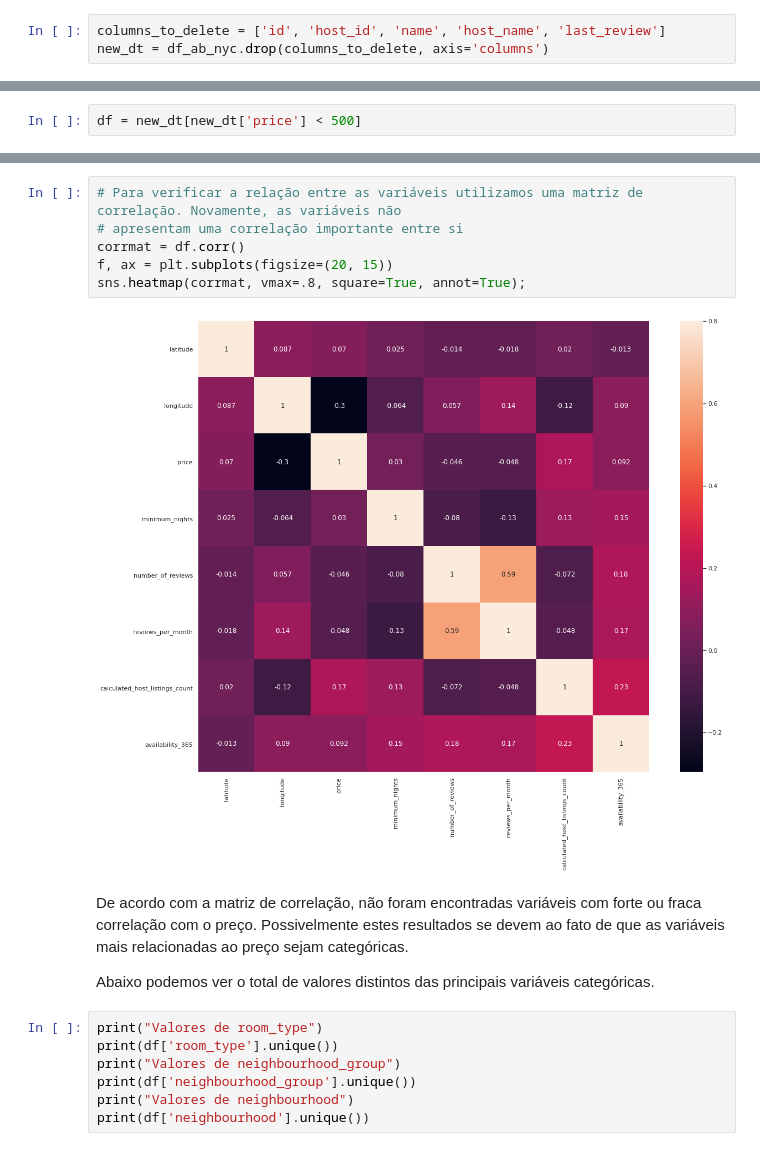
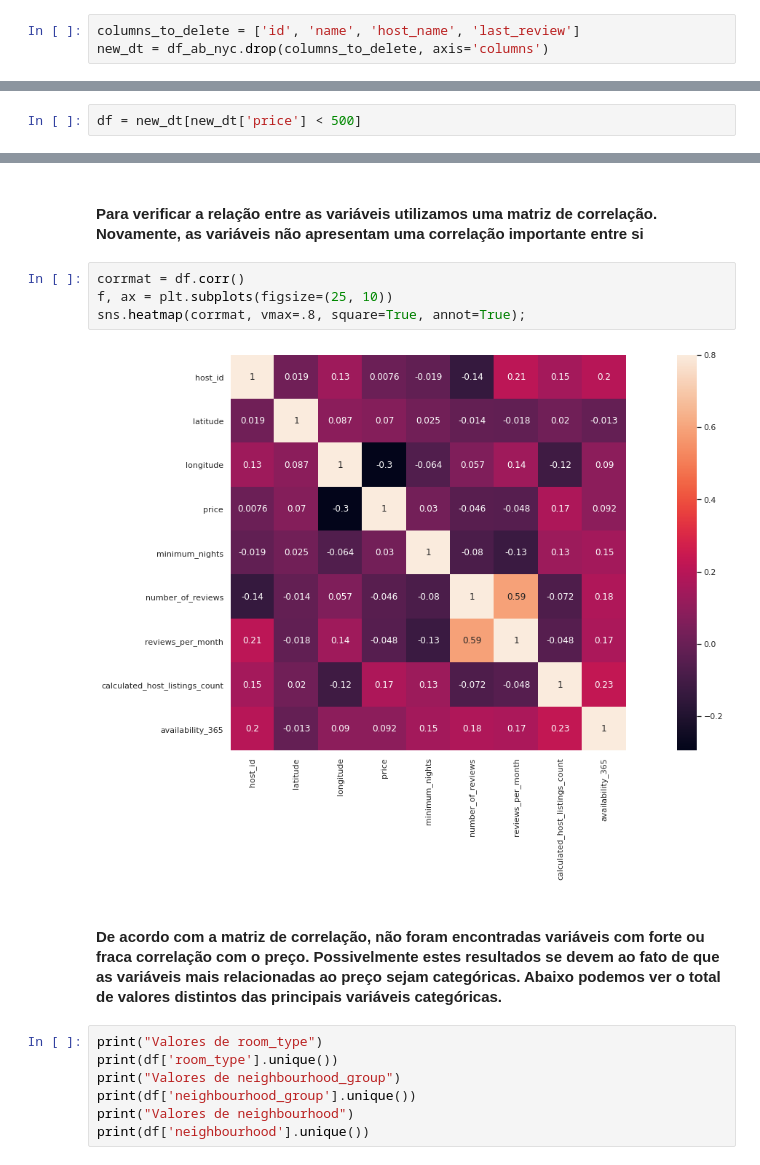
Before and after one commit to leonaysinger/ab_nyc, a Jupyter notebook: AB_NYC_2019_notebook.ipynb, the cells around one changed output, grey strips where cells are left out. Cells and saved outputs as stored; diff of their text form.

```diff
--- a/AB_NYC_2019_notebook.ipynb
+++ b/AB_NYC_2019_notebook.ipynb
@@ -98,4 +102,4 @@ De início podemos eliminar algumas variáveis não vão interferir no preço
 # %%
-columns_to_delete = ['id', 'host_id', 'name', 'host_name', 'last_review']
+columns_to_delete = ['id', 'name', 'host_name', 'last_review']
 new_dt = df_ab_nyc.drop(columns_to_delete, axis='columns')
 # %% [markdown]
@@ -188,15 +194,13 @@ array([[<AxesSubplot:title={'center':'latitude'}>,
+# %% [markdown]
+#### Para verificar a relação entre as variáveis utilizamos uma matriz de correlação. Novamente, as variáveis não apresentam uma correlação importante entre si
 # %%
-# Para verificar a relação entre as variáveis utilizamos uma matriz de correlação. Novamente, as variáveis não
-# apresentam uma correlação importante entre si
 corrmat = df.corr()
-f, ax = plt.subplots(figsize=(20, 15))
+f, ax = plt.subplots(figsize=(25, 10))
 sns.heatmap(corrmat, vmax=.8, square=True, annot=True);
 # %% [output]
-[figure, old version]
+[figure, new version]
 # %% [markdown]
-De acordo com a matriz de correlação, não foram encontradas variáveis com forte ou fraca correlação com o preço. Possivelmente estes resultados se devem ao fato de que as variáveis mais relacionadas ao preço sejam categóricas.
-
-Abaixo podemos ver o total de valores distintos das principais variáveis categóricas.
+#### De acordo com a matriz de correlação, não foram encontradas variáveis com forte ou fraca correlação com o preço. Possivelmente estes resultados se devem ao fato de que as variáveis mais relacionadas ao preço sejam categóricas. Abaixo podemos ver o total de valores distintos das principais variáveis categóricas.
 # %%
 print("Valores de room_type")
 print(df['room_type'].unique())
```
Also changed, not shown: parts of 41 cells of this notebook, 3 other files.
